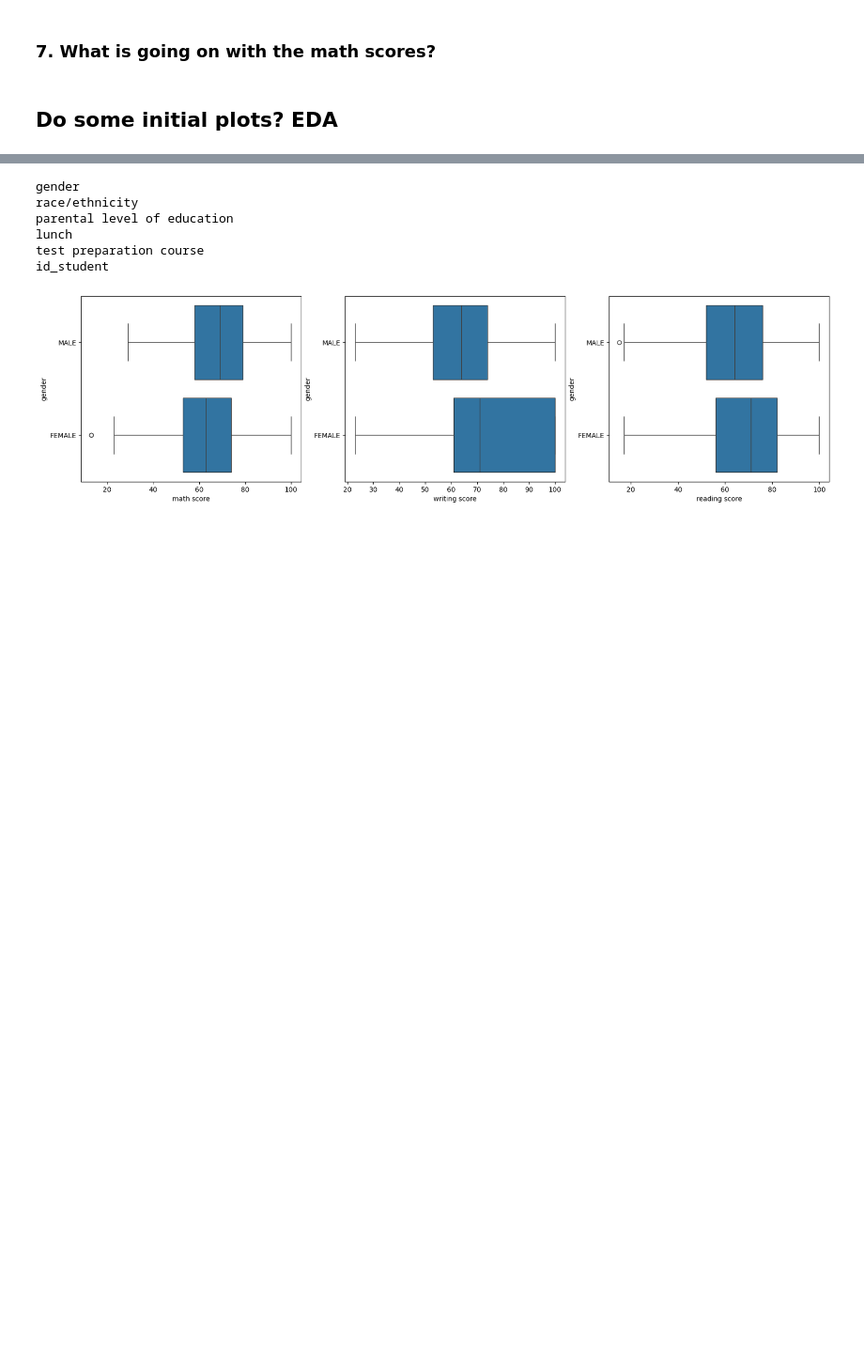
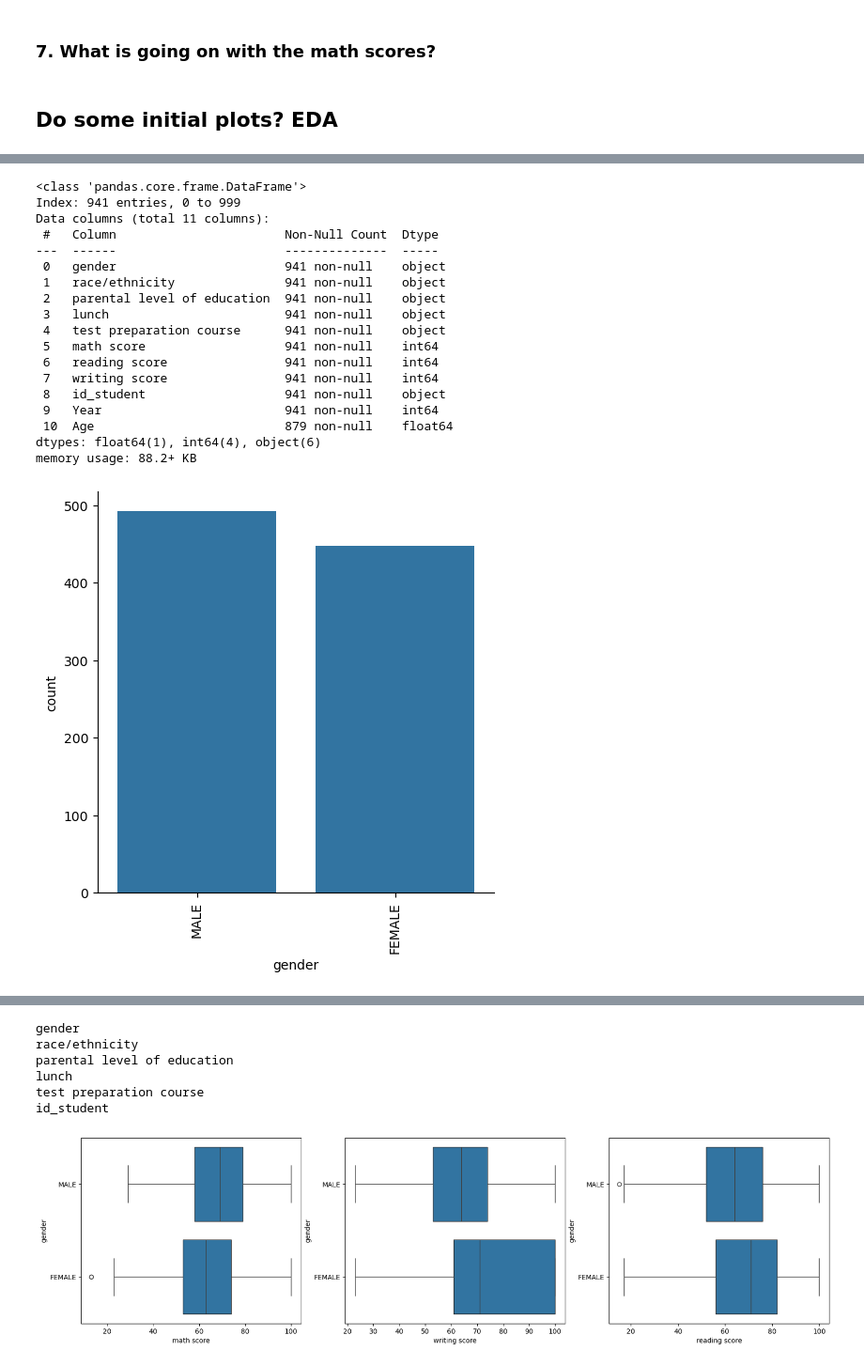
Before and after one commit to ofaliven/TestSchool, a Jupyter notebook: empty_hackathon_UseCase_OF.ipynb, the cells around one changed output, grey strips where cells are left out. Shown at 94% size. Drawn from its saved outputs; the diff is of its cells as text; code cells hidden in the pictures; blank space fills up the shorter version.

```diff
--- a/empty_hackathon_UseCase.ipynb
+++ b/empty_hackathon_UseCase_OF.ipynb
@@ -314,0 +225,25 @@ To check pairwise joint distribution of numeric data
+# %%
+# run plots for numeric variables Exploratory Data Analysis (EDA)
+df.info()
+from function_EDA_object import EDA_object
+EDA_object(df)
+# %% [output]
+<class 'pandas.core.frame.DataFrame'>
+Index: 941 entries, 0 to 999
+Data columns (total 11 columns):
+ #   Column                       Non-Null Count  Dtype
+---  ------                       --------------  -----
+ 0   gender                       941 non-null    object
+ 1   race/ethnicity               941 non-null    object
+ 2   parental level of education  941 non-null    object
+ 3   lunch                        941 non-null    object
+ 4   test preparation course      941 non-null    object
+ 5   math score                   941 non-null    int64
+ 6   reading score                941 non-null    int64
+ 7   writing score                941 non-null    int64
+ 8   id_student                   941 non-null    object
+ 9   Year                         941 non-null    int64
+ 10  Age                          879 non-null    float64
+dtypes: float64(1), int64(4), object(6)
+memory usage: 88.2+ KB
+[figure, added]
```
Also changed, not shown: parts of 18 cells of this notebook, 2 other files.
